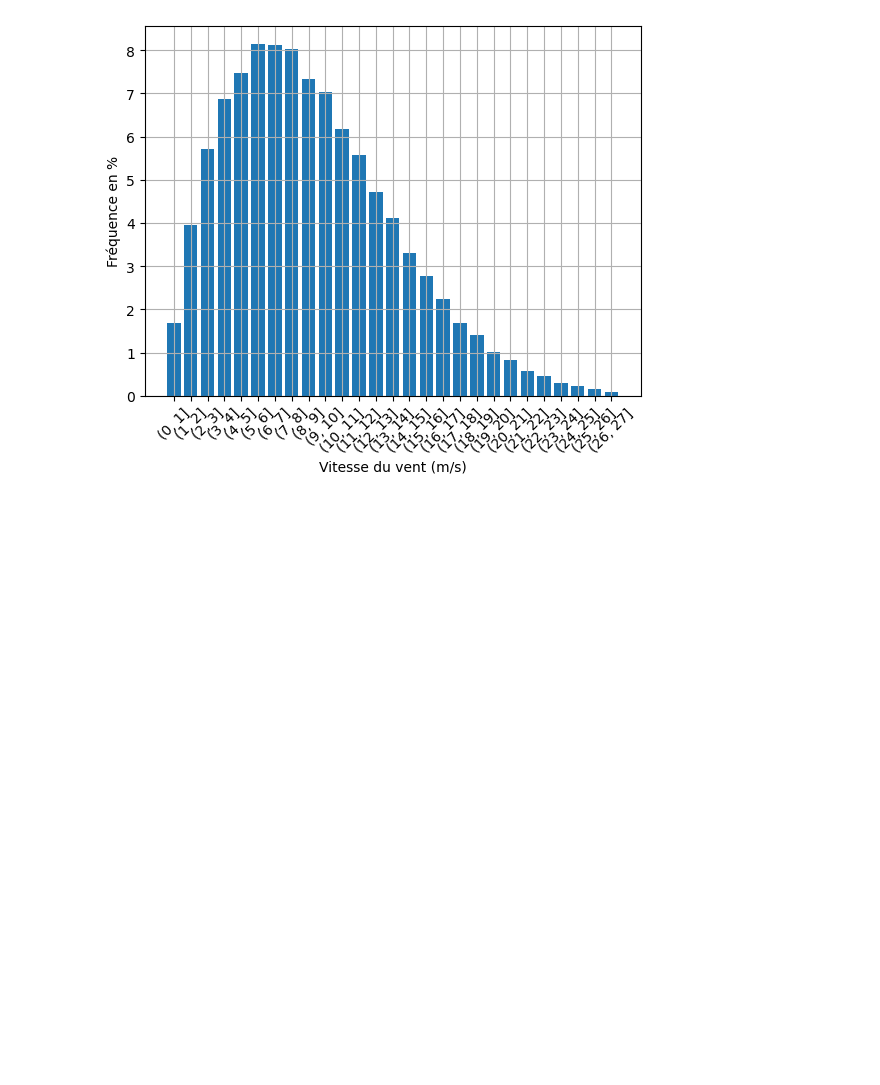
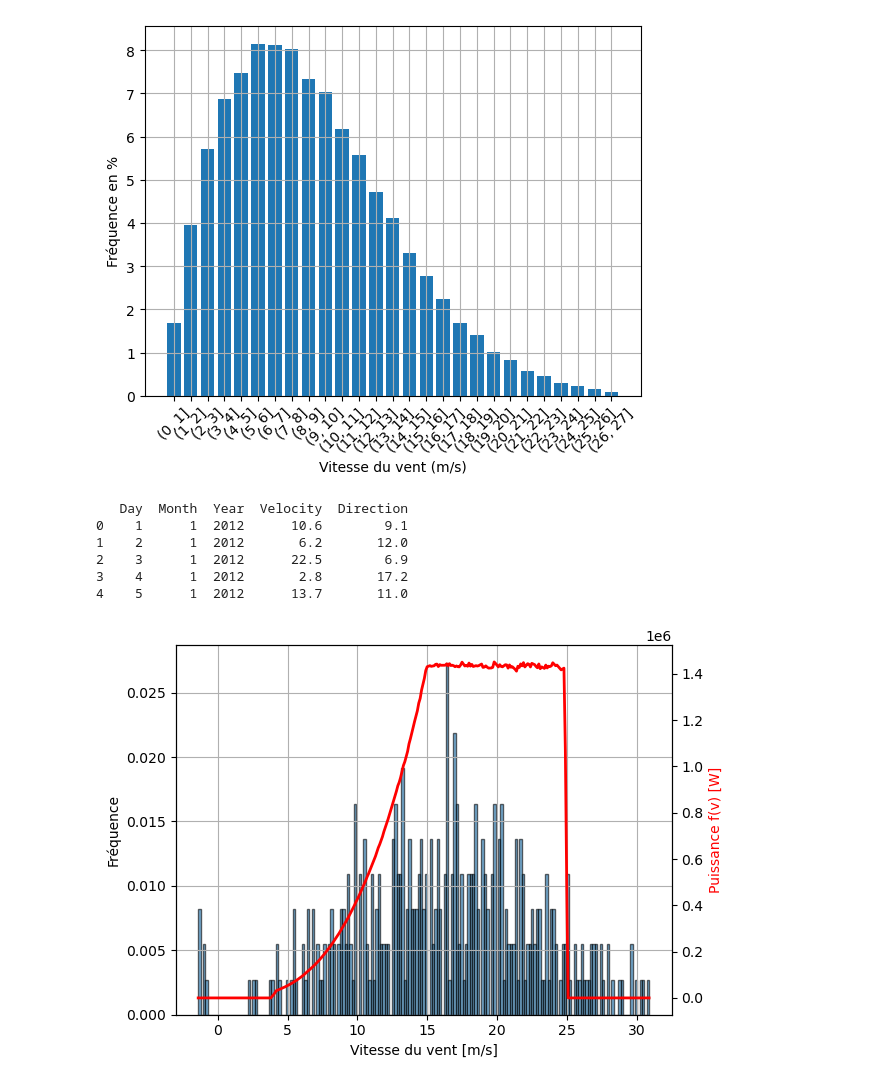
Before and after one commit to JulesHeuhe/WEEX_eolien, a Jupyter notebook: script/main_jules.ipynb, the cells around one changed output. Saved outputs shown, nothing was run; the diff lists cells and outputs as text; code cells hidden in the pictures; blank space fills up the shorter version.

```diff
--- a/script/main_jules.ipynb
+++ b/script/main_jules.ipynb
@@ -245,0 +283,45 @@ plt.show()
+# %%
+df2 = pd.read_csv(r"C:\Users\Heuhé\OneDrive\Documents\GitHub\WEEX_eolien\2012\14C_2012copy.txt", sep=";")
+
+print(df2.head())
+# %% [output]
+   Day  Month  Year  Velocity  Direction
+0    1      1  2012      10.6        9.1
+1    2      1  2012       6.2       12.0
+2    3      1  2012      22.5        6.9
+3    4      1  2012       2.8       17.2
+4    5      1  2012      13.7       11.0
+# %%
+date1 = df2["Velocity"]
+
+# fréquences par vitesse
+freq = date1.value_counts(normalize=True).sort_index()
+
+# vitesses = valeurs uniques triées
+vitesses = np.array(freq.index)
+
+# transformation en puissance
+puissances = Pui(vitesses)
+
+fig, ax1 = plt.subplots()
+
+# --- Histogramme des vitesses ---
+ax1.hist(
+    vitesses,
+    bins=len(vitesses),
+    weights=freq.values,
+    edgecolor="black",
+    alpha=0.6
+)
+ax1.set_xlabel("Vitesse du vent [m/s]")
+ax1.set_ylabel("Fréquence", color="black")
+ax1.grid(True)
+
+# --- Courbe de puissance sur un second axe ---
+ax2 = ax1.twinx()
+ax2.plot(vitesses, puissances, color="red", linewidth=2)
+ax2.set_ylabel("Puissance f(v) [W]", color="red")
+
+plt.show()
+# %% [output]
+[figure, added]
```
Also changed, not shown: parts of 3 cells of this notebook, 3 other files.
